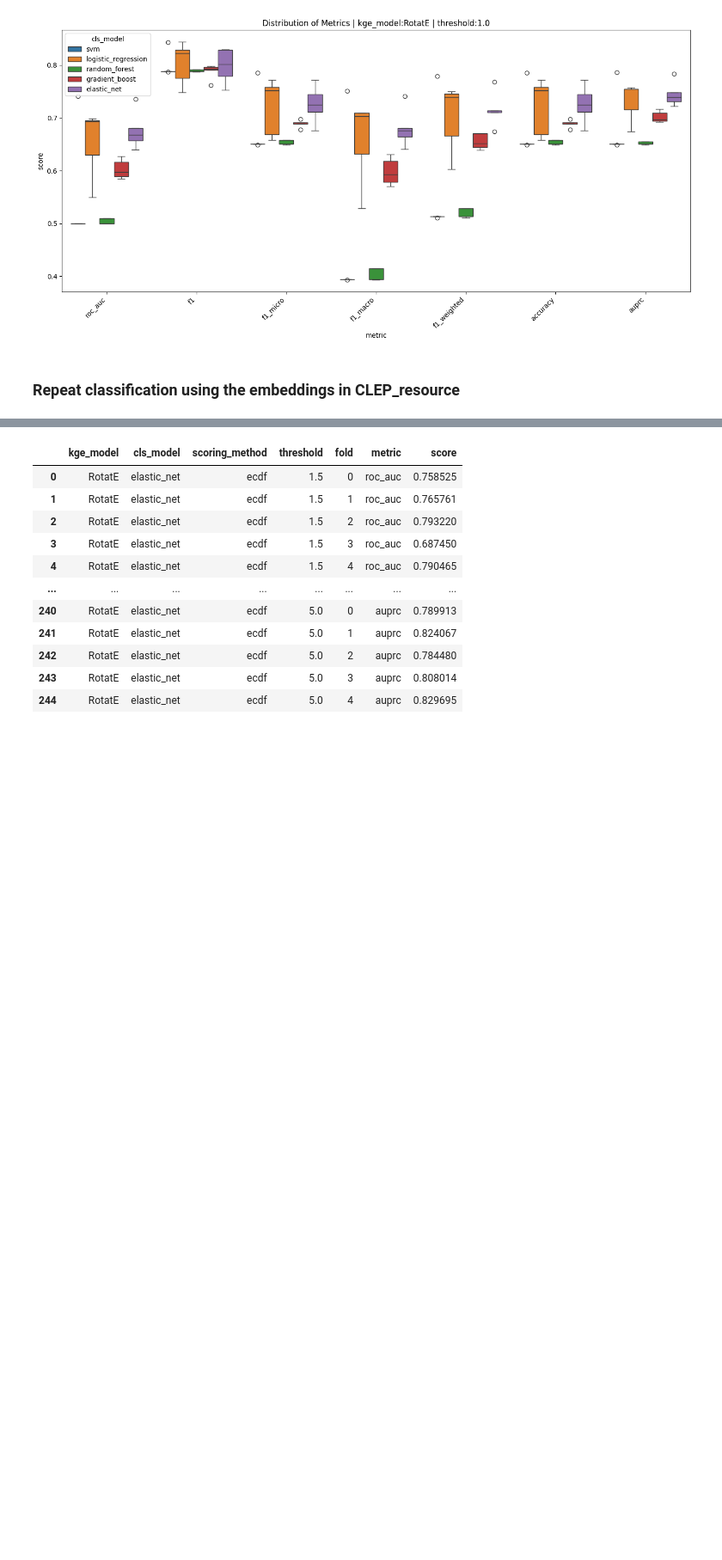
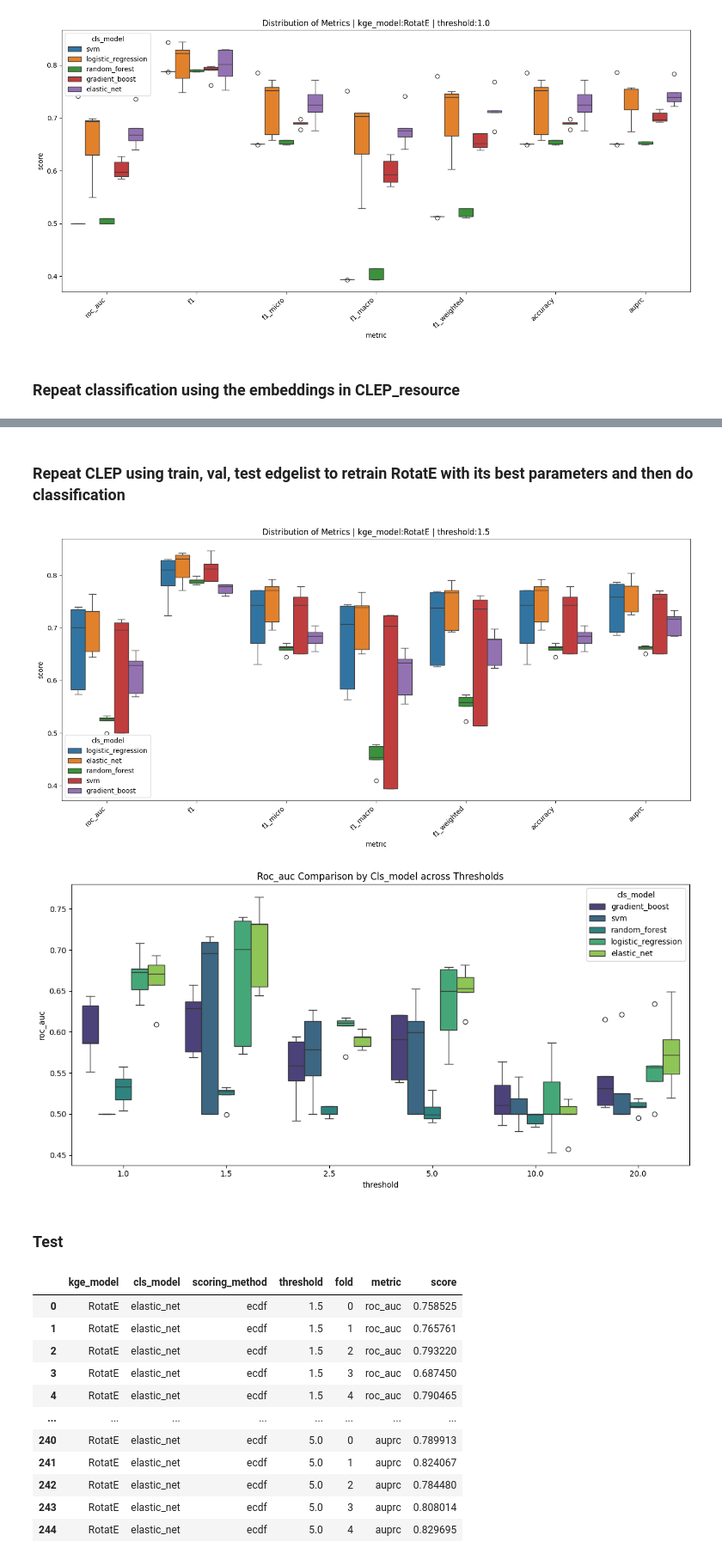
Before and after one commit to Xiaoxuan-Yu-ty/HybridKG, a Jupyter notebook: CLEP_repeat/visualize.ipynb, the cells around one changed output, grey strips where cells are left out. Shown at 86% size. Drawn from its saved outputs; the diff is of its cells as text; code cells hidden in the pictures; blank space fills up the shorter version.

```diff
--- a/CLEP_repeat/visualize.ipynb
+++ b/CLEP_repeat/visualize.ipynb
@@ -186,3 +184,15 @@ plot_comparison_over_threshold(df, metric='accuracy', hue='cls_model')
+# %% [markdown]
+### Repeat CLEP using train, val, test edgelist to retrain RotatE with its best parameters and then do classification
+# %%
+root_dir = "../CLEP_repeat/results/retrain_oldPPIKG_kge_cls"
+df = load_metrics(root_dir=root_dir)
+plot_boxplot(df, threshold=1.5)
+plot_comparison_over_threshold(df, metric='roc_auc', hue='cls_model')
+# %% [output]
+[figure, added]
+[figure, added]
+# %% [markdown]
+### Test
 # %%
 root_dir = "../CLEP_repeat/results/retrain_oldPPIKG_cls"
 df = load_metrics(root_dir=root_dir)
```
Also changed, not shown: parts of 5 cells of this notebook, 9 other files.
